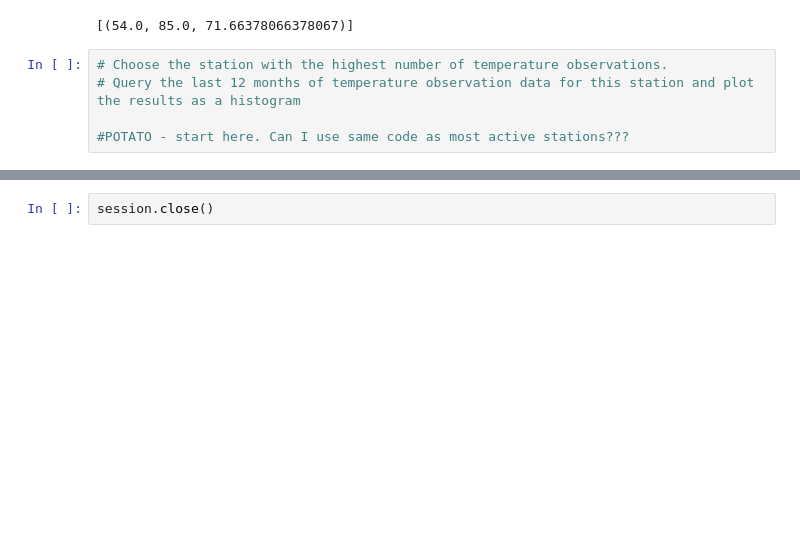
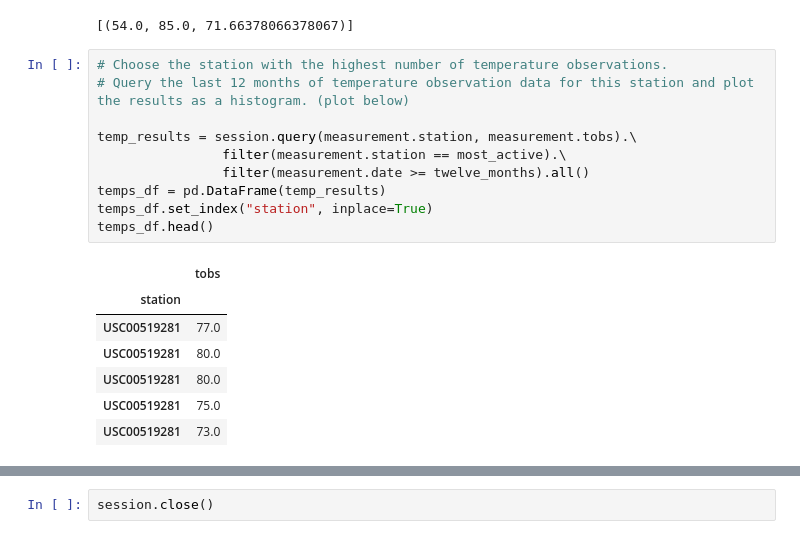
Before and after one commit to svfarago/SQLAlchemy_challenge, a Jupyter notebook: climate_analysis.ipynb, the cells around one changed output, grey strips where cells are left out. Drawn from its saved outputs; the diff is of its cells as text; blank space fills up the shorter version.

```diff
--- a/climate_analysis.ipynb
+++ b/climate_analysis.ipynb
@@ -192,6 +192,19 @@ session.query(func.min(measurement.tobs), func.max(measurement.tobs), func.avg(m
 [(54.0, 85.0, 71.66378066378067)]
 # %%
 # Choose the station with the highest number of temperature observations.
-# Query the last 12 months of temperature observation data for this station and plot the results as a histogram
+# Query the last 12 months of temperature observation data for this station and plot the results as a histogram. (plot below)
 
-#POTATO - start here. Can I use same code as most active stations???
+temp_results = session.query(measurement.station, measurement.tobs).\
+                filter(measurement.station == most_active).\
+                filter(measurement.date >= twelve_months).all()
+temps_df = pd.DataFrame(temp_results)
+temps_df.set_index("station", inplace=True)
+temps_df.head()
+# %% [output]
+|  | tobs |
+| station |  |
+| USC00519281 | 77.0 |
+| USC00519281 | 80.0 |
+| USC00519281 | 80.0 |
+| USC00519281 | 75.0 |
+| USC00519281 | 73.0 |
```
Also changed, not shown: parts of 30 cells of this notebook, 4 other files.
